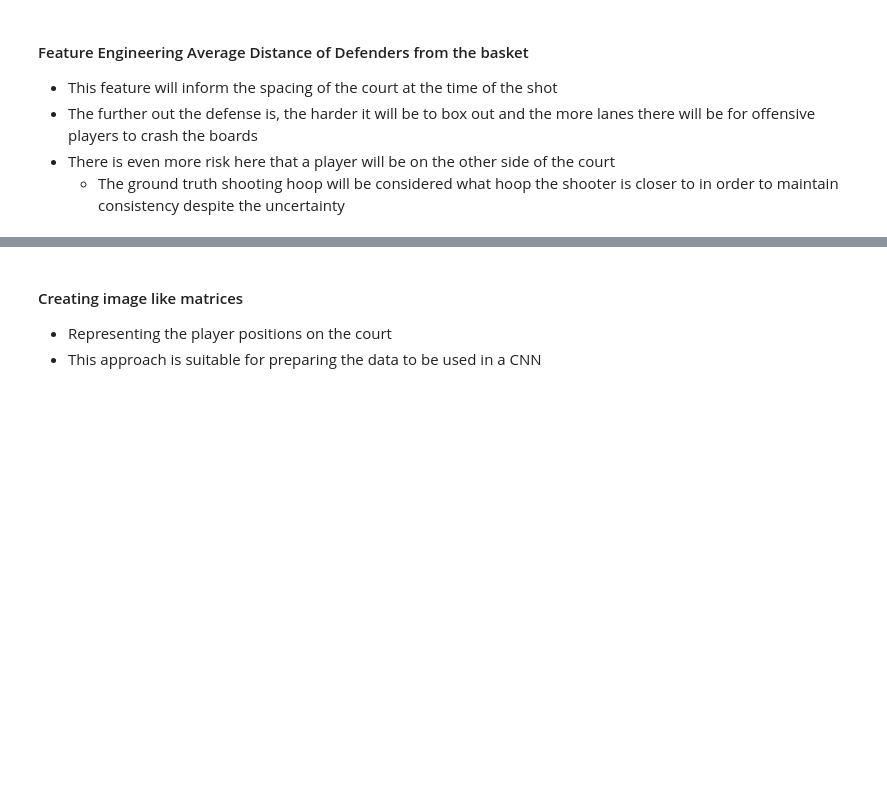
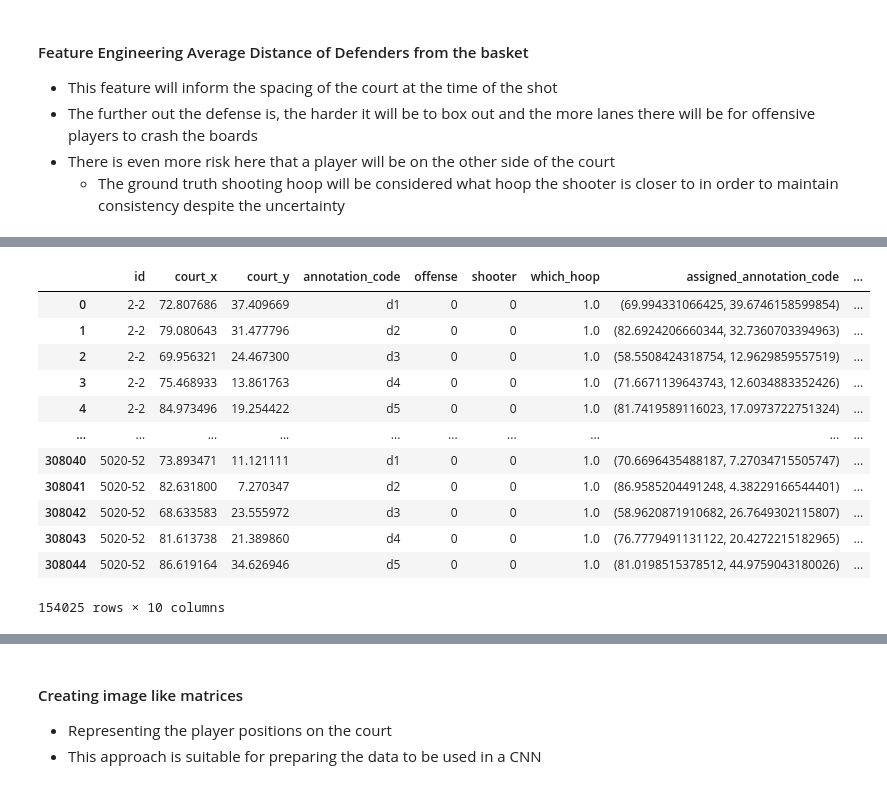
Before and after one commit to timseymour42/shotquality-offensive-rebounding, a Jupyter notebook: orbd_prediction.ipynb, the cells around one changed output, grey strips where cells are left out. Drawn from its saved outputs; the diff is of its cells as text; code cells hidden in the pictures; blank space fills up the shorter version.

```diff
--- a/orbd_prediction.ipynb
+++ b/orbd_prediction.ipynb
@@ -362,0 +382,28 @@ train_pbp_with_rebounds
+# %%
+import numpy as np
+import pandas as pd
+import networkx as nx
+
+# Step 1: Group the data by Rebound ID
+grouped_data = copy_training_data.groupby('id')
+
+# Step 2: Loop through each rebound's data and assign players
+assignments_list = []
+for _, group in grouped_data:
+    defenders = group[group['offense'] == 0][['court_x', 'court_y']].values
+    offensive_players = group[group['offense'] == 1][['court_x', 'court_y']].values
+    hoop = [4, 25] if group['which_hoop'].iloc[0] == 0 else [90, 25]
+
+    assignments = assign_offensive_players(defenders, offensive_players, hoop)
+    assignments_list.append(assignments)
+
+# Step 3: Flatten the list of assignments dictionaries
+all_assignments = {k: v for d in assignments_list for k, v in d.items()}
+
+def_training_data = copy_training_data.loc[copy_training_data.offense == 0]
+
+# Step 4: Map the assignments to the DataFrame and create a new column
+def_training_data['assigned_annotation_code'] = def_training_data.apply(lambda row: all_assignments[(row['court_x'], row['court_y'])], axis=1)
+
+# The data DataFrame now contains the assigned_annotation_code column with the matched players for each rebound's data points.
+def_training_data
@@ -362,0 +443,16 @@ train_pbp_with_rebounds
+# %%
+def_training_data
+# %% [output]
+|  | id | court_x | court_y | annotation_code | offense | shooter | which_hoop | assigned_annotation_code | ... |
+| 0 | 2-2 | 72.807686 | 37.409669 | d1 | 0 | 0 | 1.0 | (69.994331066425, 39.6746158599854) | ... |
+| 1 | 2-2 | 79.080643 | 31.477796 | d2 | 0 | 0 | 1.0 | (82.6924206660344, 32.7360703394963) | ... |
+| 2 | 2-2 | 69.956321 | 24.467300 | d3 | 0 | 0 | 1.0 | (58.5508424318754, 12.9629859557519) | ... |
+| 3 | 2-2 | 75.468933 | 13.861763 | d4 | 0 | 0 | 1.0 | (71.6671139643743, 12.6034883352426) | ... |
+| 4 | 2-2 | 84.973496 | 19.254422 | d5 | 0 | 0 | 1.0 | (81.7419589116023, 17.0973722751324) | ... |
+| ... | ... | ... | ... | ... | ... | ... | ... | ... | ... |
+| 308040 | 5020-52 | 73.893471 | 11.121111 | d1 | 0 | 0 | 1.0 | (70.6696435488187, 7.27034715505747) | ... |
+| 308041 | 5020-52 | 82.631800 | 7.270347 | d2 | 0 | 0 | 1.0 | (86.9585204491248, 4.38229166544401) | ... |
+| 308042 | 5020-52 | 68.633583 | 23.555972 | d3 | 0 | 0 | 1.0 | (58.9620871910682, 26.7649302115807) | ... |
+| 308043 | 5020-52 | 81.613738 | 21.389860 | d4 | 0 | 0 | 1.0 | (76.7779491131122, 20.4272215182965) | ... |
+| 308044 | 5020-52 | 86.619164 | 34.626946 | d5 | 0 | 0 | 1.0 | (81.0198515378512, 44.9759043180026) | ... |
+154025 rows × 10 columns
```
Also changed, not shown: parts of 63 cells of this notebook, 2 other files.
